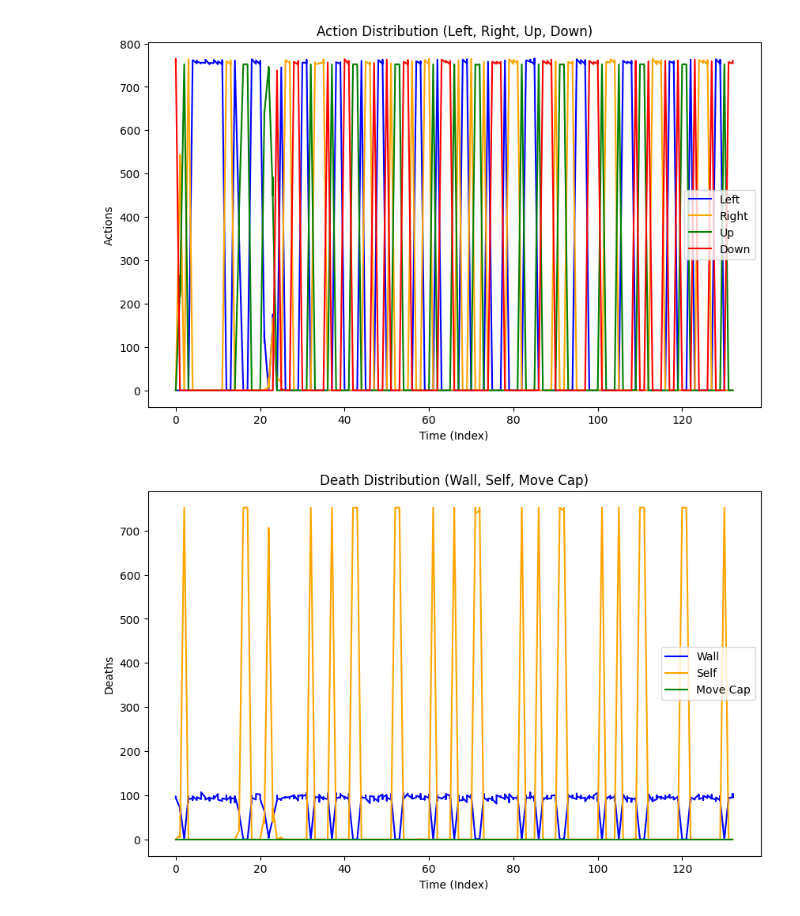
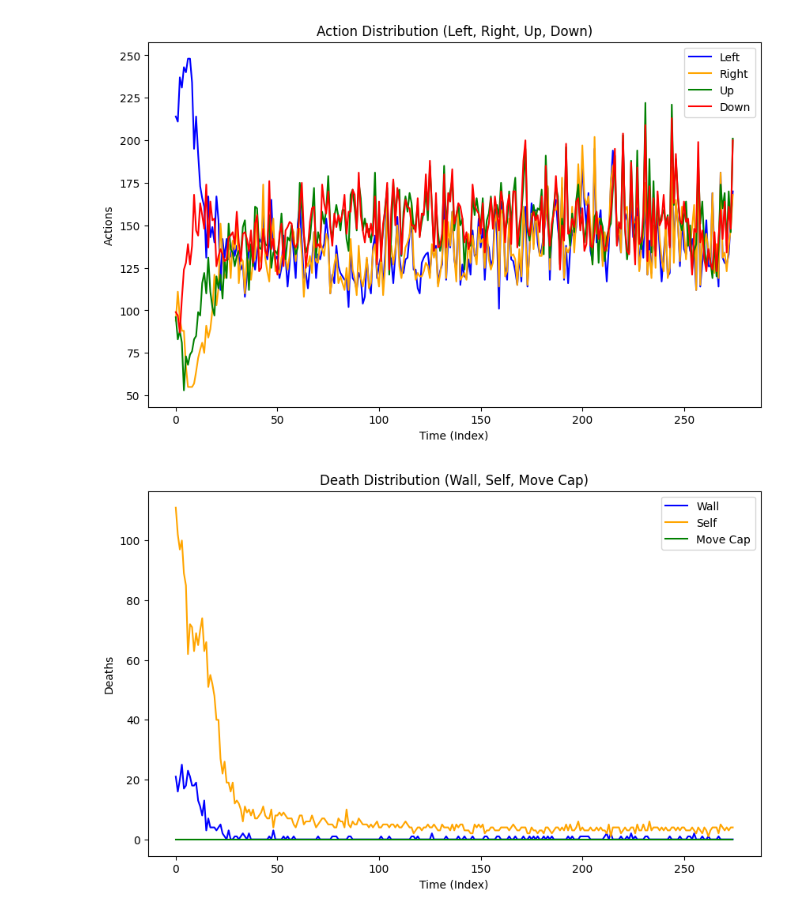
Before and after one commit to conner-replogle/snake_rust, a Jupyter notebook: data_vis.ipynb, the cells around one changed output. Drawn from its saved outputs; the diff is of its cells as text; code cells hidden in the pictures.

```diff
--- a/data_vis.ipynb
+++ b/data_vis.ipynb
@@ -57,33 +57,33 @@ def parse_and_visualize_csv(file_path, shape_value=None):
 
     # 3. Plot highest reward, loss, average reward, max score, etc.
     plt.figure(figsize=(10, 6))
     if all(col in df.columns for col in ['highest_reward', 'loss', 'average_reward', 'max_score', 'avg_score', 'wons']):
         plt.plot(df.index, df['highest_reward'], label='Highest Reward', color='green')
         plt.plot(df.index, df['loss'], label='Loss', color='blue')
         plt.plot(df.index, df['average_reward'], label='Average Reward', color='red')
         plt.plot(df.index, df['max_score'], label='Highest Score', color='pink')
         plt.plot(df.index, df['avg_score'], label='Average Score', color='purple')
         plt.plot(df.index, df['wons'], label='Won', color='orange')
 
         plt.xlabel('Time (Index)')
         plt.ylabel('Values')
         plt.title('Highest Reward, Loss, Average Reward, and Scores')
         plt.legend()
         plt.show()
 
     # 4. Plot steps per game
     plt.figure(figsize=(10, 6))
     if 'step_per_games' in df.columns:
         plt.plot(df.index, df['step_per_games'], label='Steps per Game', color='cyan')
 
         plt.xlabel('Time (Index)')
         plt.ylabel('Steps per Game')
         plt.title('Steps per Game over Time')
         plt.legend()
         plt.show()
 
 # Example usage
-parse_and_visualize_csv('models/new_age_2_layer/train_log.csv', shape_value=15)
+parse_and_visualize_csv('models/test/train_log.csv', shape_value=10)
 # %% [output]
-[figure, old version]
+[figure, new version]
-[figure, old version]
+[figure, new version]
```
Also changed, not shown: parts of 2 cells of this notebook, 4 other files.
